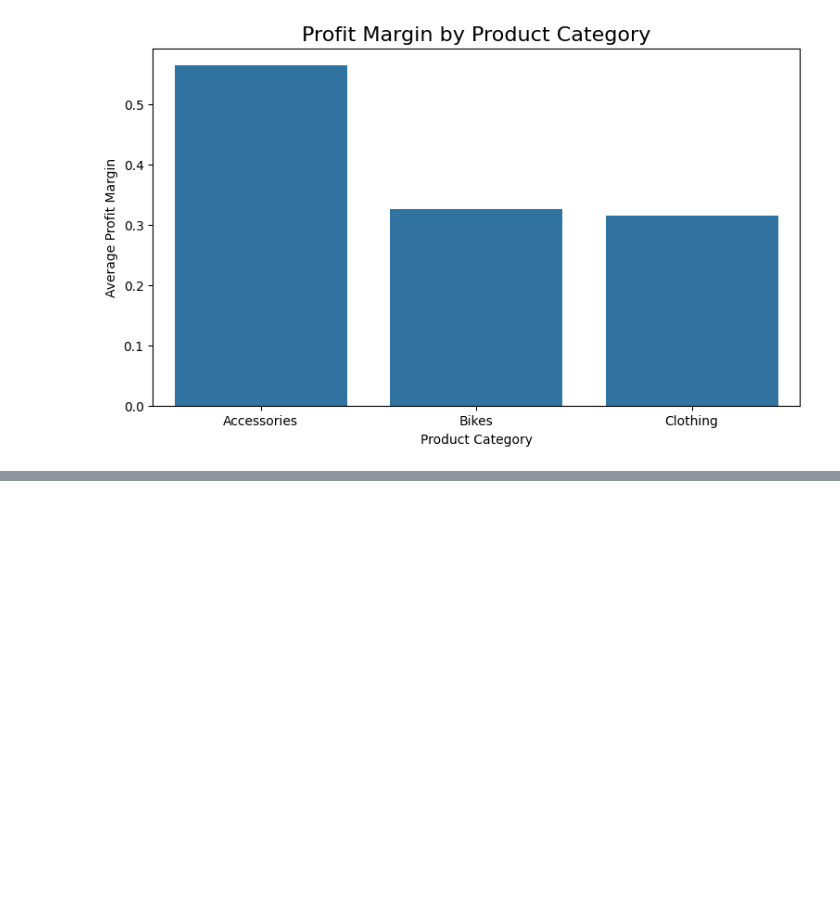
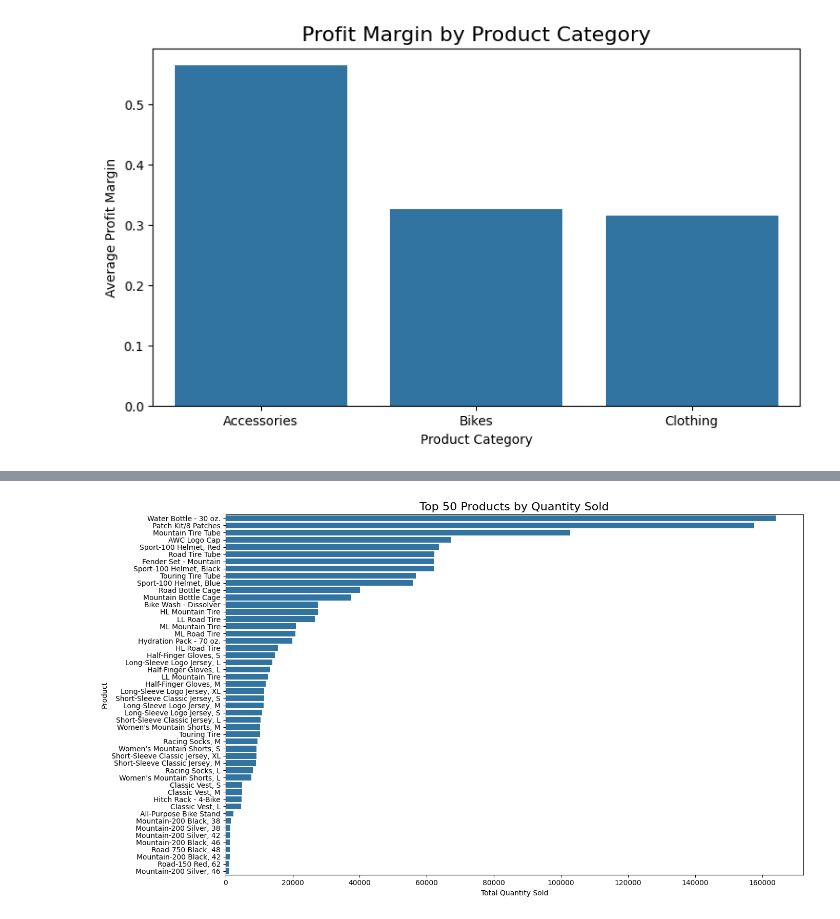
Before and after one commit to PearlisSad/CodeInstitute-Individual-Formative-Project, a Jupyter notebook: Data Visualisation.ipynb, the cells around one changed output, grey strips where cells are left out. Drawn from its saved outputs; the diff is of its cells as text; code cells hidden in the pictures; blank space fills up the shorter version.

Commit message:
Downloaded Graphs

```diff
--- a/Data Visualisation.ipynb
+++ b/Data Visualisation.ipynb
@@ -109,0 +110,7 @@ plt.show()
+# %%
+top_50_products_by_quantity = (
+    df.groupby("Product")["Order_Quantity"]
+    .sum()
+    .sort_values(ascending=False)
+    .head(50)
+)
@@ -109,0 +135,11 @@ plt.show()
+# %%
+plt.figure(figsize=(14,8))
+sns.barplot(x = top_50_products_by_quantity.values, y = top_50_products_by_quantity.index
+)
+plt.title("Top 50 Products by Quantity Sold", fontsize=16)
+plt.xlabel("Total Quantity Sold")
+plt.ylabel("Product")
+plt.tight_layout()
+plt.show()
+# %% [output]
+[figure, added]
```
Also changed, not shown: parts of 3 cells of this notebook, 1 other file.
